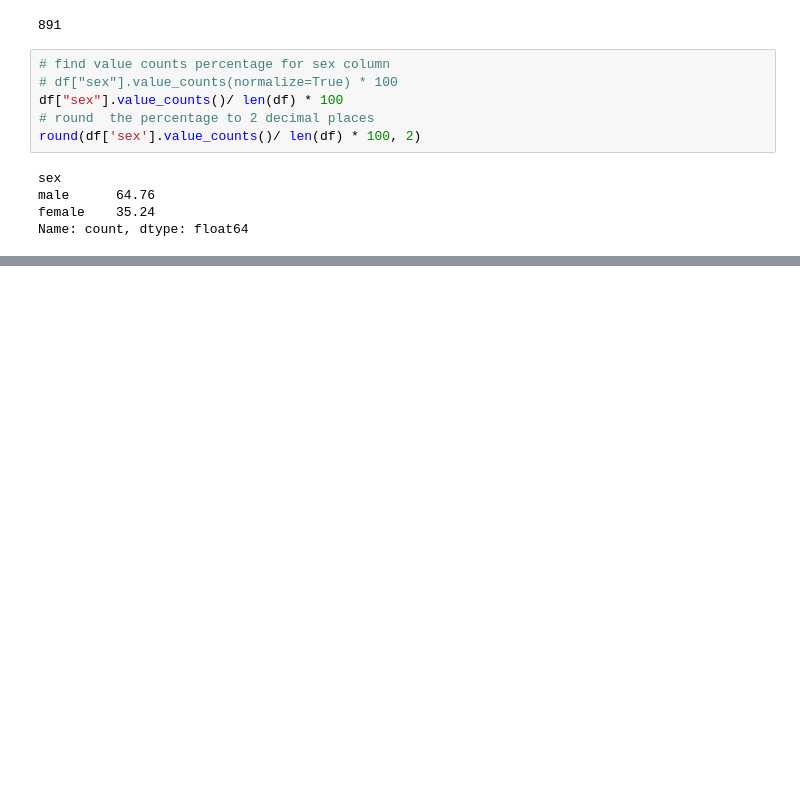
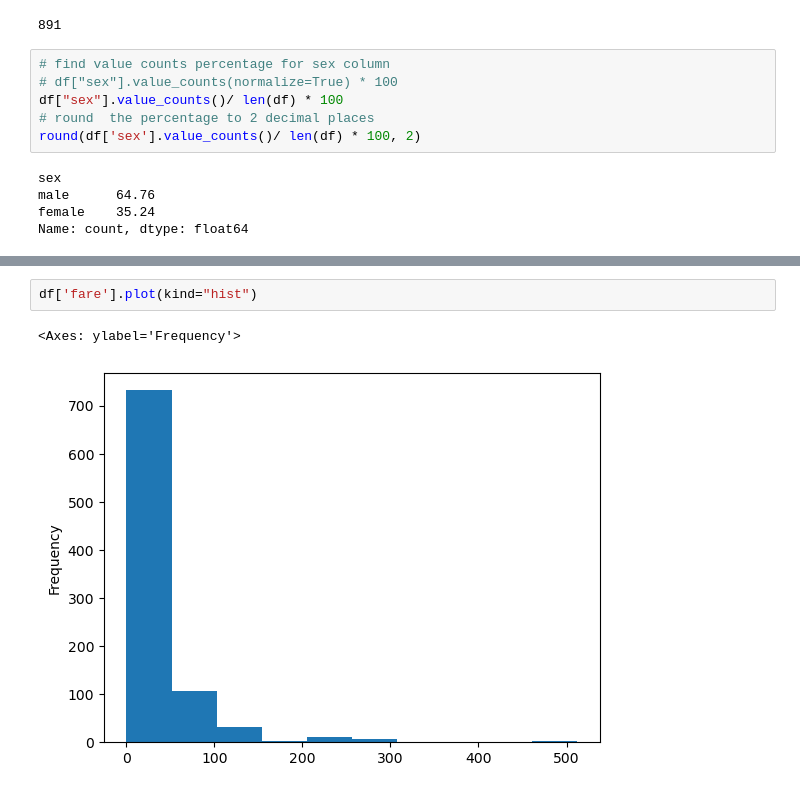
Before and after one commit to MrKami04/Exploratory-Data-Analysis, a Jupyter notebook: EDA/basic_04_dimension.ipynb, the cells around one changed output, grey strips where cells are left out. Cells and saved outputs as stored; diff of their text form; blank space fills up the shorter version.

```diff
--- a/EDA/basic_04_dimension.ipynb
+++ b/EDA/basic_04_dimension.ipynb
@@ -81,0 +171,5 @@ Name: count, dtype: float64
+# %%
+df['fare'].plot(kind="hist")
+# %% [output]
+<Axes: ylabel='Frequency'>
+[figure, added]
```
Also changed, not shown: parts of 20 cells of this notebook.
